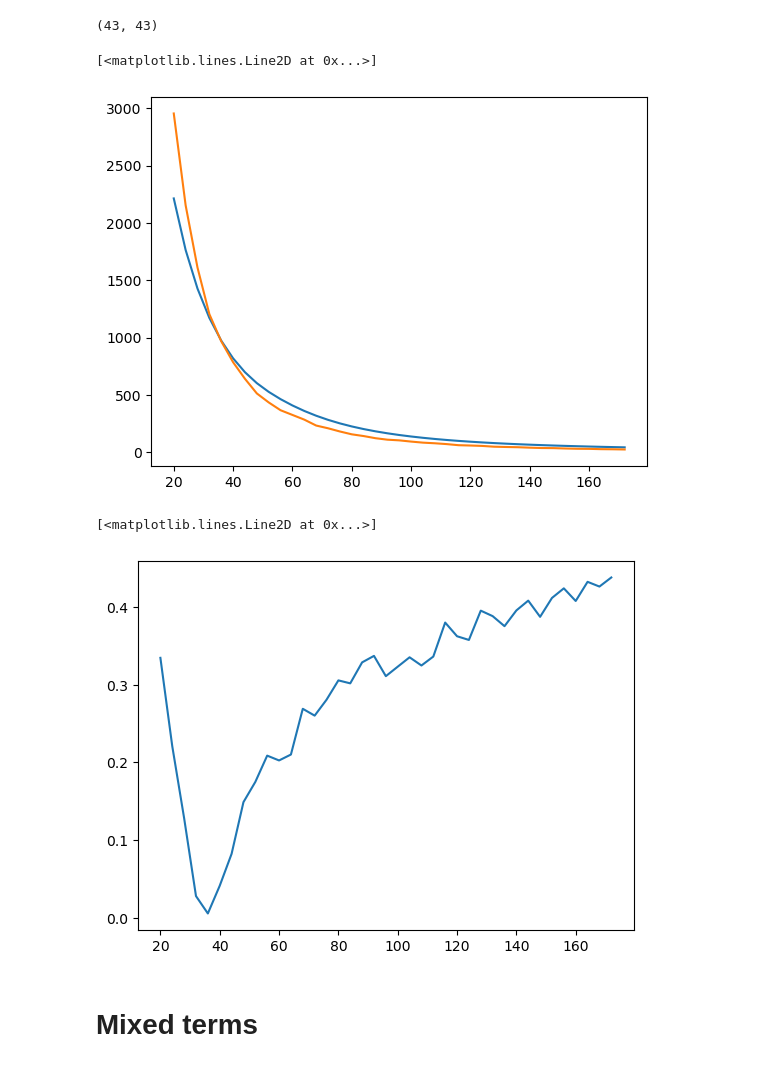
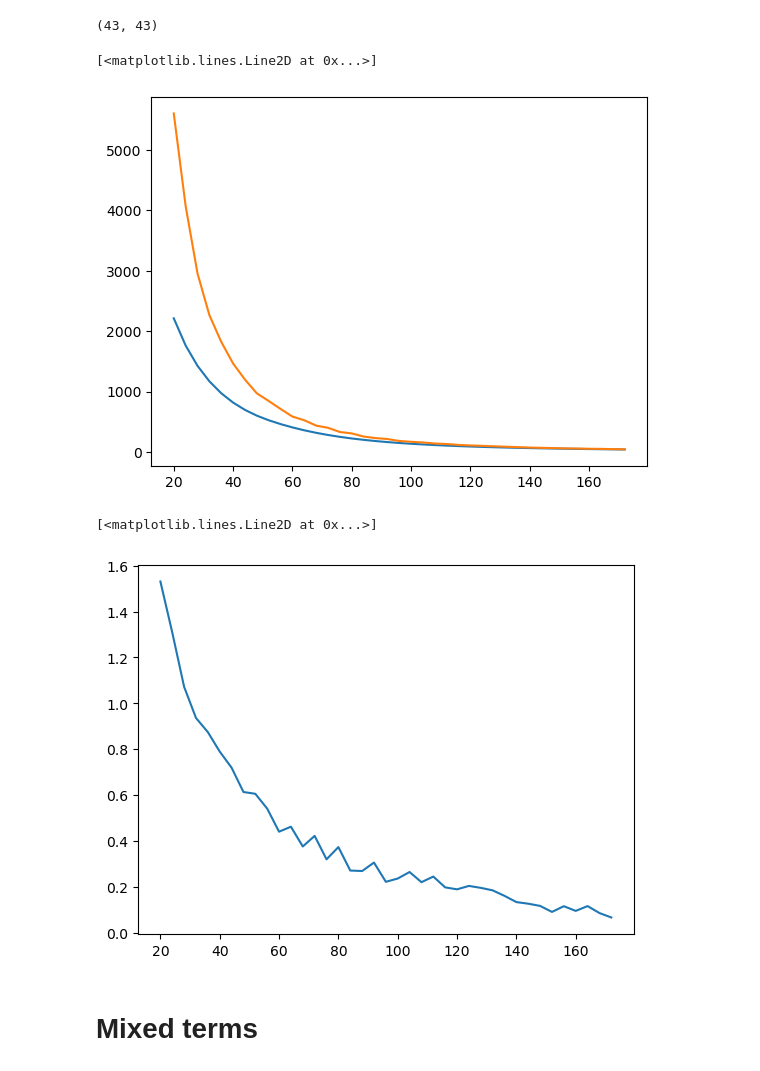
Before and after one commit to dasobral/2DFFTLog, a Jupyter notebook: test_integrals.ipynb, the cells around one changed output. Drawn from its saved outputs; the diff is of its cells as text; code cells hidden in the pictures.

```diff
--- a/test_integrals.ipynb
+++ b/test_integrals.ipynb
@@ -156,15 +184,15 @@ np.shape(varcosmic_mono)
 (43, 43)
 # %%
 plt.plot(d[4:], np.diag(varcosmic_mono[4:, 4:]))
-plt.plot(d[4:], np.diag(var_00_172[4:, 4:])/(2*np.pi**2))
+plt.plot(d[4:], np.diag(var_00_172[4:, 4:])/(np.pi**2))
 # %% [output]
 [<matplotlib.lines.Line2D at 0x...>]
-[figure, old version]
+[figure, new version]
 # %%
-plt.plot(d[4:], np.abs((np.diag(var_00_172[4:, 4:])/(2*np.pi**2)-np.diag(varcosmic_mono[4:, 4:]))/np.diag(varcosmic_mono[4:, 4:])))
+plt.plot(d[4:], np.abs((np.diag(var_00_172[4:, 4:])/(np.pi**2)-np.diag(varcosmic_mono[4:, 4:]))/np.diag(varcosmic_mono[4:, 4:])))
 # %% [output]
 [<matplotlib.lines.Line2D at 0x...>]
-[figure, old version]
+[figure, new version]
 # %% [markdown]
 # Mixed terms
 # %%
```
Also changed, not shown: parts of 28 cells of this notebook, 2 other files.
